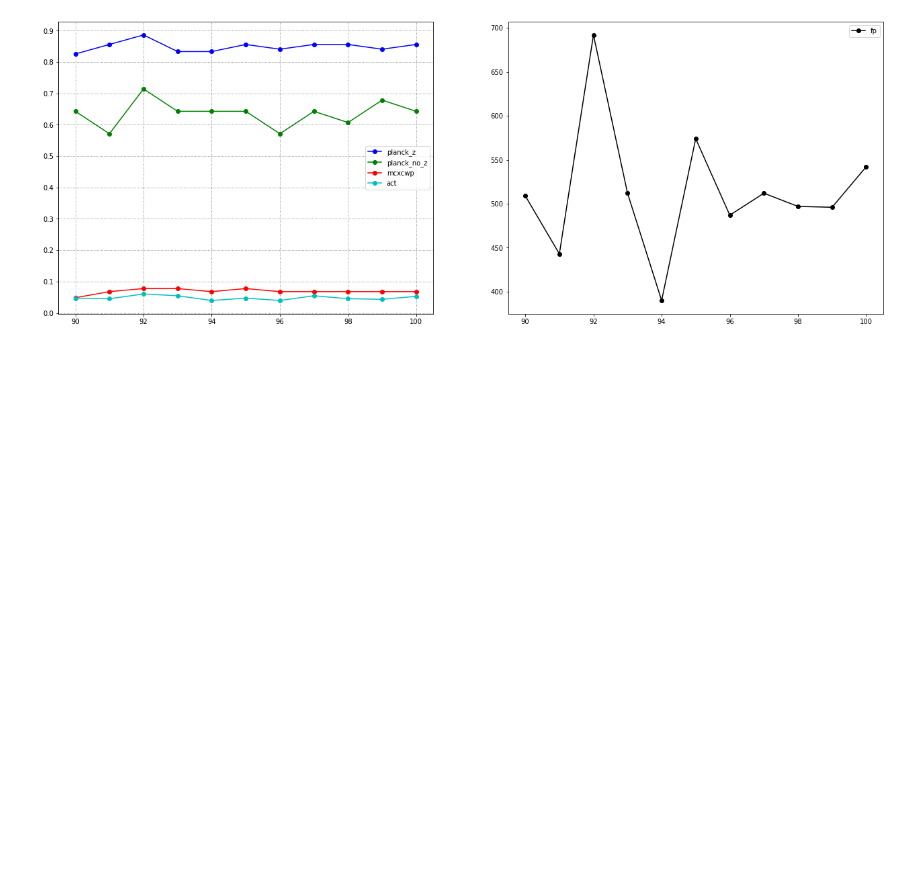
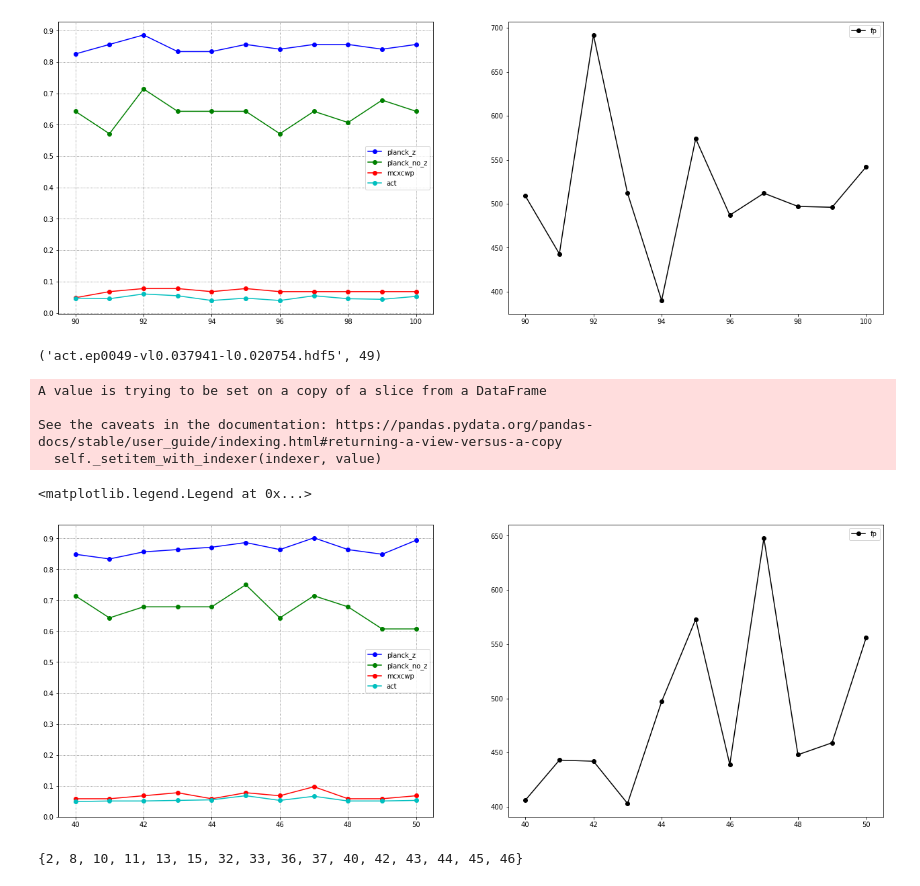
Before and after one commit to rt2122/data-segmentation-2, a Jupyter notebook: Planck_Unet_Act/scan_ep90-100.ipynb, the cells around one changed output. Cells and saved outputs as stored; diff of their text form; code cells hidden in the pictures; blank space fills up the shorter version.

```diff
--- a/Planck_Unet_Act/scan_ep90-100.ipynb
+++ b/Planck_Unet_Act/scan_ep90-100.ipynb
@@ -84,3 +85,51 @@ ax[1].legend()
 # %% [output]
 <matplotlib.legend.Legend at 0x...>
 [figure]
+# %%
+dirname = '/home/rt2122/Models/act/ep40-50/'
+files = next(os.walk(dirname))[-1]
+files[0], get_ep(files[0])
+# %% [output]
+('act.ep0049-vl0.037941-l0.020754.hdf5', 49)
+# %%
+cats_dict = {i : [] for i in range(40, 51)}
+for file in tqdm(files):
+    model = load_planck_model(os.path.join(dirname, file))
+    ep = get_ep(file)
+    for i in val_pix:
+        all_dict = gen_pics_for_detection(i, model, step=step)
+        cats_dict[ep].append(detect_clusters_connected(all_dict, thr=0.1, ipix=i))
+    cats_dict[ep] = pd.concat(cats_dict[ep], ignore_index=True)
+    cats_dict[ep].to_csv(
+        '/home/rt2122/Data/scan_act/val_thr0.1_ep{ep}_step{step}.csv'.format(ep=ep,
+                step=step), index=False)
+# %% [output]
+A value is trying to be set on a copy of a slice from a DataFrame
+
+See the caveats in the documentation: https://pandas.pydata.org/pandas-docs/stable/user_guide/indexing.html#returning-a-view-versus-a-copy
+  self._setitem_with_indexer(indexer, value)
+# %%
+stat_df = pd.DataFrame({'planck_z' : [], 'planck_no_z':[], 'mcxcwp' : [], 'act':[],
+                       'fp':[]})
+for ep in cats_dict:
+    df = cats_dict[ep]
+    cur_line = {}
+    for cat in ['planck_z', 'planck_no_z', 'mcxcwp', 'act']:
+        df_cat = df[df['catalog'] == cat]
+        cur_line[cat] = np.count_nonzero(df_cat['status'] == 'tp') / len(df_cat)
+    cur_line['fp'] = np.count_nonzero(df['status'] == 'fp')
+    stat_df.loc[ep] = cur_line
+# %%
+_, ax = plt.subplots(1, 2, figsize=(22, 8))
+ax[0].grid(b=True, which='major', color='#666666', linestyle=':')
+for cat, c in zip(['planck_z', 'planck_no_z', 'mcxcwp', 'act'], 'bgrc'):
+    line, = ax[0].plot(stat_df.index, stat_df[cat], c+'o-')
+    line.set_label(cat)
+ax[0].set_yticks(np.arange(0, 1, 0.1))
+ax[0].legend()
+line, = ax[1].plot(stat_df.index, stat_df['fp'], 'ko-')
+line.set_label('fp')
+ax[1].legend()
+# %% [output]
+<matplotlib.legend.Legend at 0x...>
+[figure, added]
@@ -86,0 +144,4 @@ ax[1].legend()
+# %%
+train_pix_act
+# %% [output]
+{2, 8, 10, 11, 13, 15, 32, 33, 36, 37, 40, 42, 43, 44, 45, 46}
```
Also changed, not shown: parts of 4 cells of this notebook, 1 other file.
